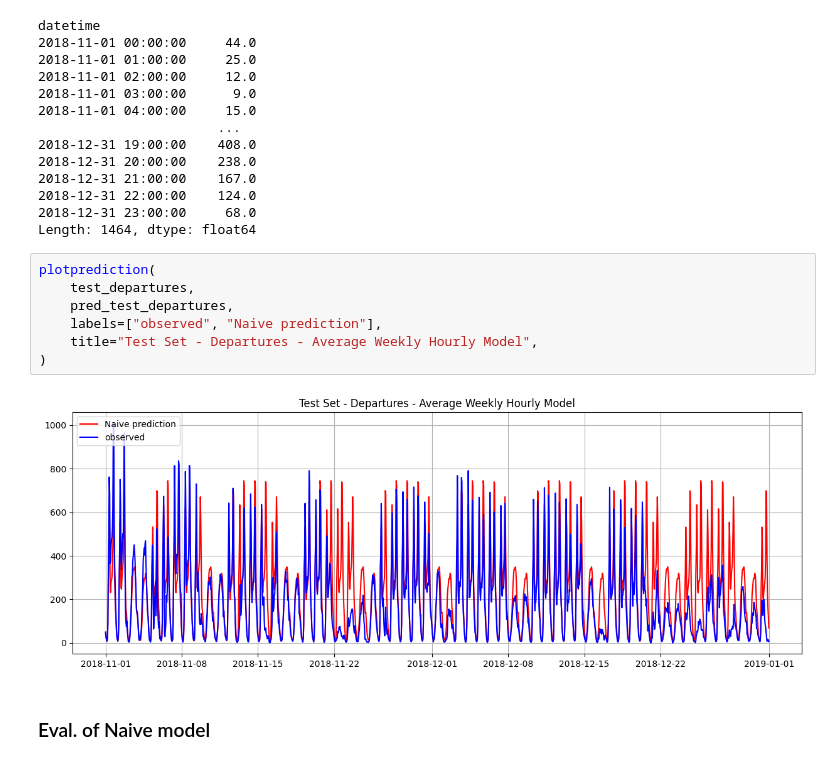
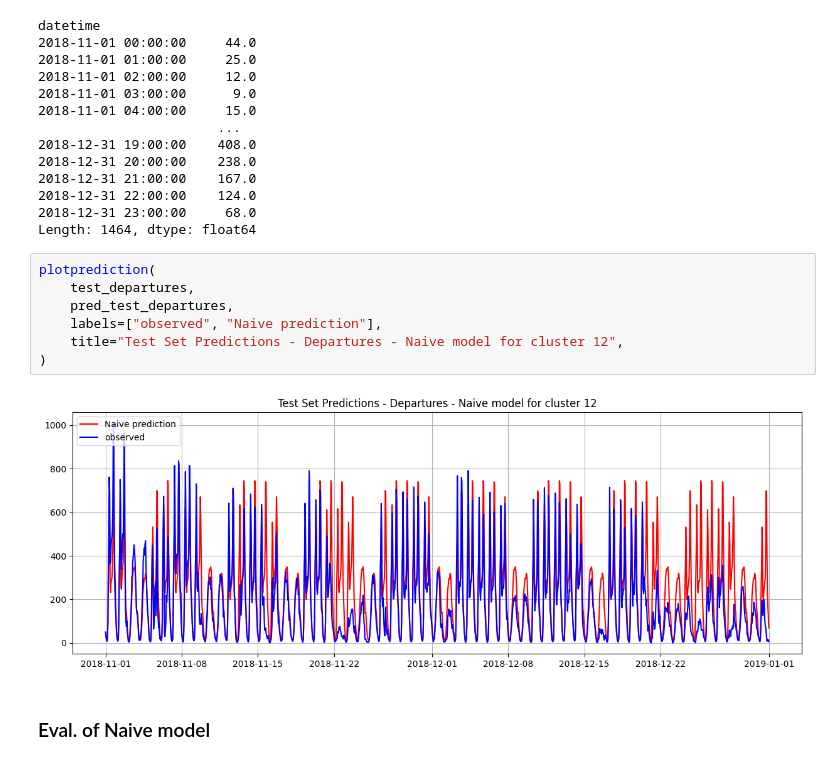
Before and after one commit to katrinemariepedersen/Business_analytics_project, a Jupyter notebook: Naive_prediction_model_12.ipynb, the cells around one changed output. Drawn from its saved outputs; the diff is of its cells as text.

```diff
--- a/Naive_prediction_model_12.ipynb
+++ b/Naive_prediction_model_12.ipynb
@@ -846,12 +846,12 @@ Length: 1464, dtype: float64
 # %%
 plotprediction(
     test_departures,
     pred_test_departures,
     labels=["observed", "Naive prediction"],
-    title="Test Set - Departures - Average Weekly Hourly Model",
+    title="Test Set Predictions - Departures - Naive model for cluster 12",
 )
 # %% [output]
-[figure, old version]
+[figure, new version]
 # %% [markdown]
 ### Eval. of Naive model
 # %%
```
Also changed, not shown: parts of 1 cell of this notebook, 3 other files.
